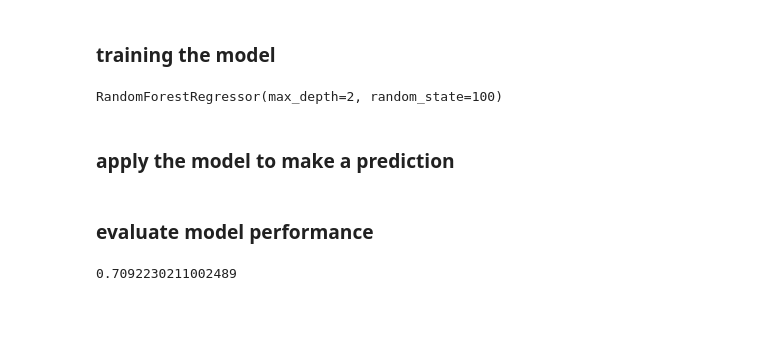
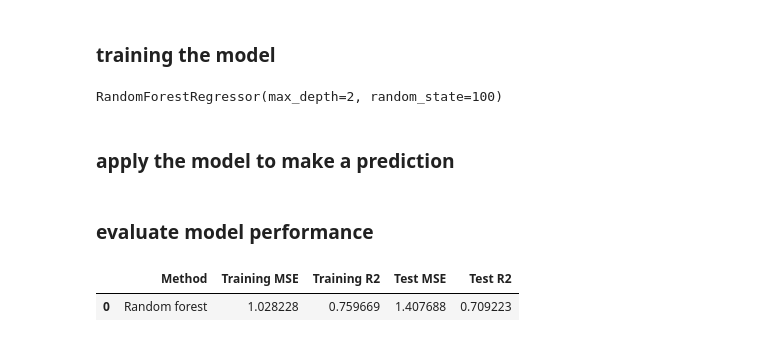
Before and after one commit to injaamam/ML, a Jupyter notebook: project1.ipynb, the cells around one changed output. Drawn from its saved outputs; the diff is of its cells as text; code cells hidden in the pictures; blank space fills up the shorter version.

```diff
--- a/project1.ipynb
+++ b/project1.ipynb
@@ -203,10 +199,10 @@ rf_train_r2=r2_score(y_train,y_rf_train_pred)
 
 rf_test_mse=mean_squared_error(y_test,y_rf_test_pred)
 rf_test_r2=r2_score(y_test,y_rf_test_pred)
-# %%
-rf_train_mse
-rf_train_r2
-rf_test_mse
-rf_test_r2
-# %% [output]
-0.7092230211002489
+# %%
+rf_results = pd.DataFrame(['Random forest', rf_train_mse, rf_train_r2, rf_test_mse, rf_test_r2]).transpose()
+rf_results.columns = ['Method', 'Training MSE', 'Training R2', 'Test MSE', 'Test R2']
+rf_results
+# %% [output]
+|  | Method | Training MSE | Training R2 | Test MSE | Test R2 |
+| 0 | Random forest | 1.028228 | 0.759669 | 1.407688 | 0.709223 |
```
Also changed, not shown: parts of 1 cell of this notebook.
